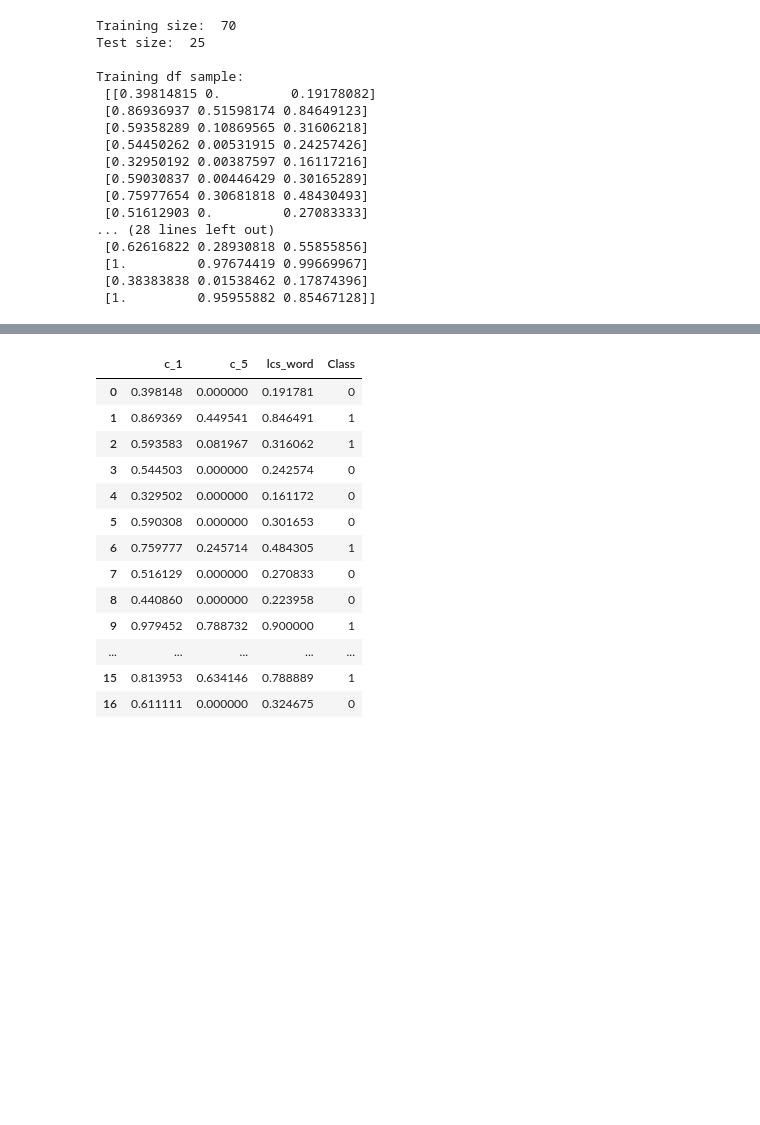
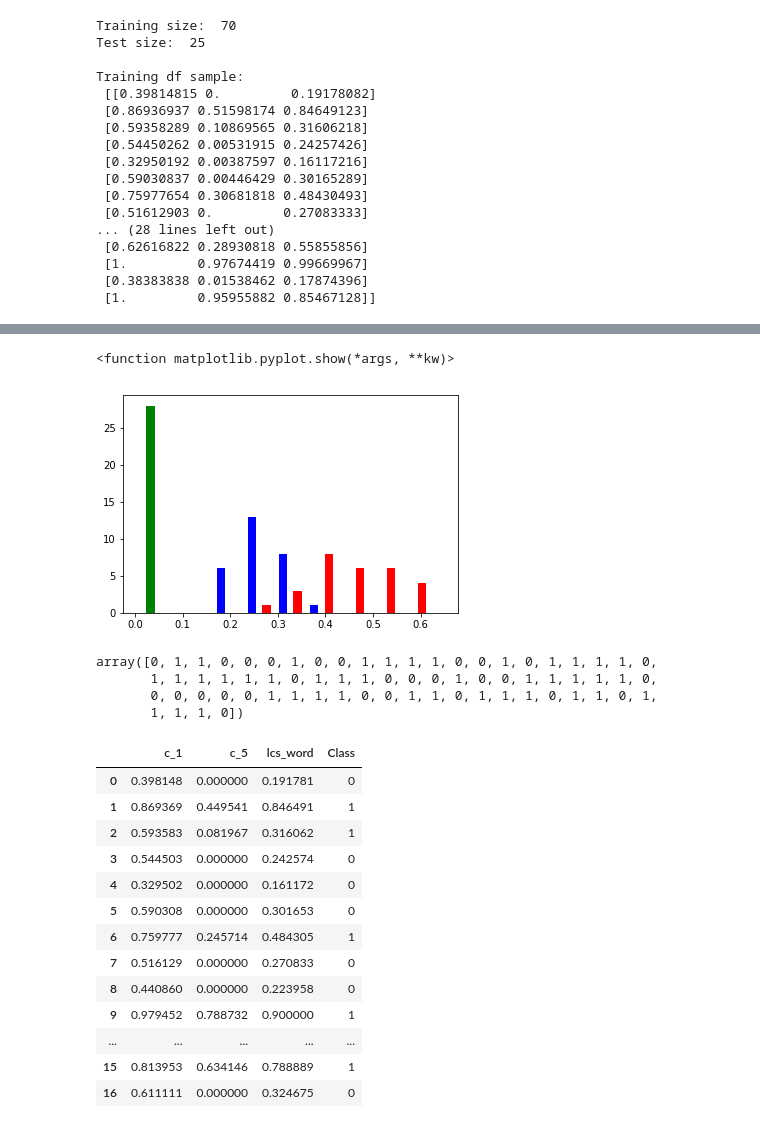
Before and after one commit to dbbrandt/project_plagiarism_detection_dbb, a Jupyter notebook: 2_Plagiarism_Feature_Engineering.ipynb, the cells around one changed output, grey strips where cells are left out. Saved outputs shown, nothing was run; the diff lists cells and outputs as text; code cells hidden in the pictures; blank space fills up the shorter version.

```diff
--- a/2_Plagiarism_Feature_Engineering.ipynb
+++ b/2_Plagiarism_Feature_Engineering.ipynb
@@ -994,3 +1011,16 @@ train_d
+# %%
+plt.hist(train_false.values,color=['red','green','blue'])
+plt.show
+# %% [output]
+<function matplotlib.pyplot.show(*args, **kw)>
+[figure, added]
+# %%
+train_y
+# %% [output]
+array([0, 1, 1, 0, 0, 0, 1, 0, 0, 1, 1, 1, 1, 0, 0, 1, 0, 1, 1, 1, 1, 0,
+       1, 1, 1, 1, 1, 1, 0, 1, 1, 1, 0, 0, 0, 1, 0, 0, 1, 1, 1, 1, 1, 0,
+       0, 0, 0, 0, 0, 1, 1, 1, 1, 0, 0, 1, 1, 0, 1, 1, 1, 0, 1, 1, 0, 1,
+       1, 1, 1, 0])
 # %%
 train_d = pd.DataFrame(train_x[:20])
 train_d['y'] = train_y[:20]
```
Also changed, not shown: parts of 4 cells of this notebook.
